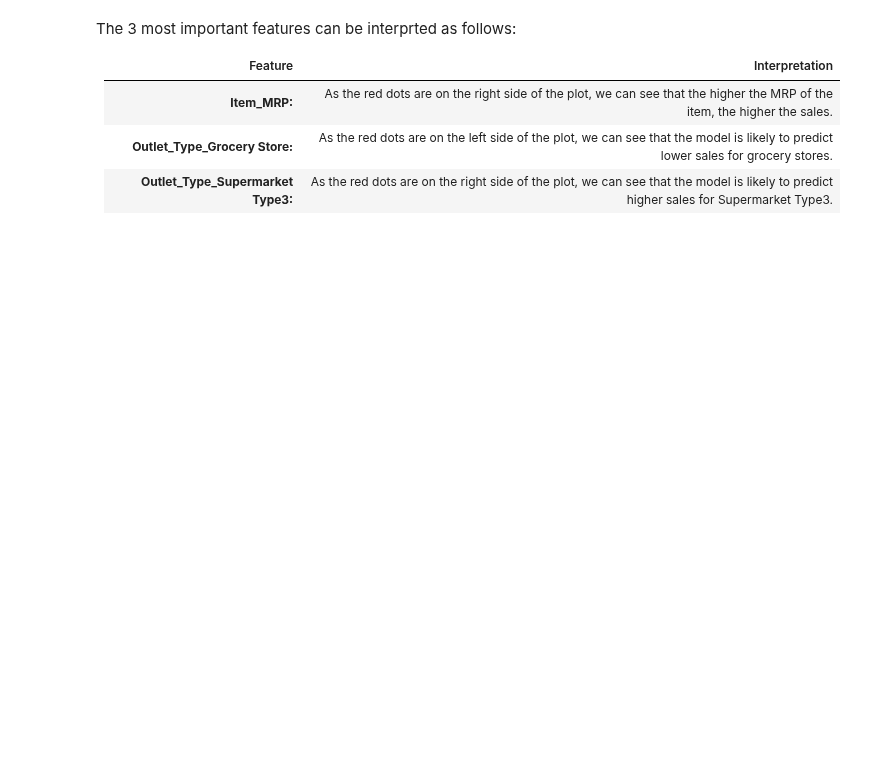
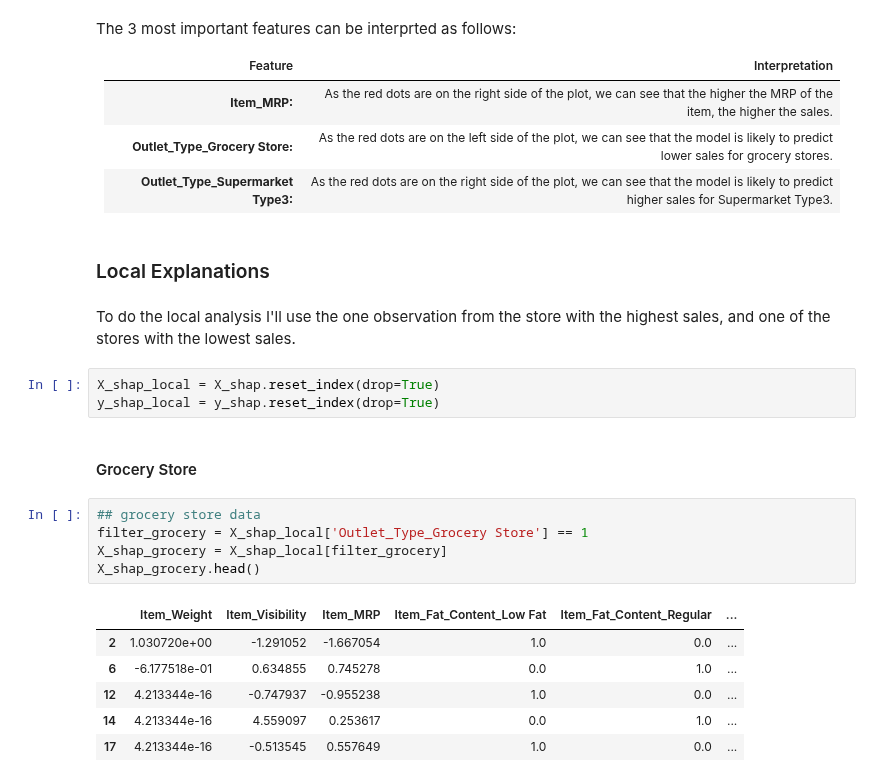
Before and after one commit to diazid/sales-predictions, a Jupyter notebook: sales_prediction-Explaining Models with Shap.ipynb, the cells around one changed output. Saved outputs shown, nothing was run; the diff lists cells and outputs as text; blank space fills up the shorter version.

Commit message:
updating files with local explanation

```diff
--- a/sales_prediction-Explaining Models with Shap.ipynb
+++ b/sales_prediction-Explaining Models with Shap.ipynb
@@ -170,3 +190,24 @@ The 3 most important features can be interprted as follows:
 | **Item_MRP:**                      | As the red dots are on the right side of the plot, we can see that the higher the MRP of the item, the higher the sales.              |
 | **Outlet_Type_Grocery Store:**     | As the red dots are on the left side of the plot, we can see that the model is likely to predict lower sales for grocery stores.      |
 | **Outlet_Type_Supermarket Type3:** | As the red dots are on the right side of the plot, we can see that the model is likely to predict higher sales for Supermarket Type3. |
+# %% [markdown]
+### Local Explanations
+# %% [markdown]
+To do the local analysis I'll use the one observation from the store with the highest sales, and one of the stores with the lowest sales.
+# %%
+X_shap_local = X_shap.reset_index(drop=True)
+y_shap_local = y_shap.reset_index(drop=True)
+# %% [markdown]
+#### Grocery Store
+# %%
+## grocery store data
+filter_grocery = X_shap_local['Outlet_Type_Grocery Store'] == 1
+X_shap_grocery = X_shap_local[filter_grocery]
+X_shap_grocery.head()
+# %% [output]
+|  | Item_Weight | Item_Visibility | Item_MRP | Item_Fat_Content_Low Fat | Item_Fat_Content_Regular | ... |
+| 2 | 1.030720e+00 | -1.291052 | -1.667054 | 1.0 | 0.0 | ... |
+| 6 | -6.177518e-01 | 0.634855 | 0.745278 | 0.0 | 1.0 | ... |
+| 12 | 4.213344e-16 | -0.747937 | -0.955238 | 1.0 | 0.0 | ... |
+| 14 | 4.213344e-16 | 4.559097 | 0.253617 | 0.0 | 1.0 | ... |
+| 17 | 4.213344e-16 | -0.513545 | 0.557649 | 1.0 | 0.0 | ... |
```
Also changed, not shown: parts of 15 cells of this notebook, 1 other file.
